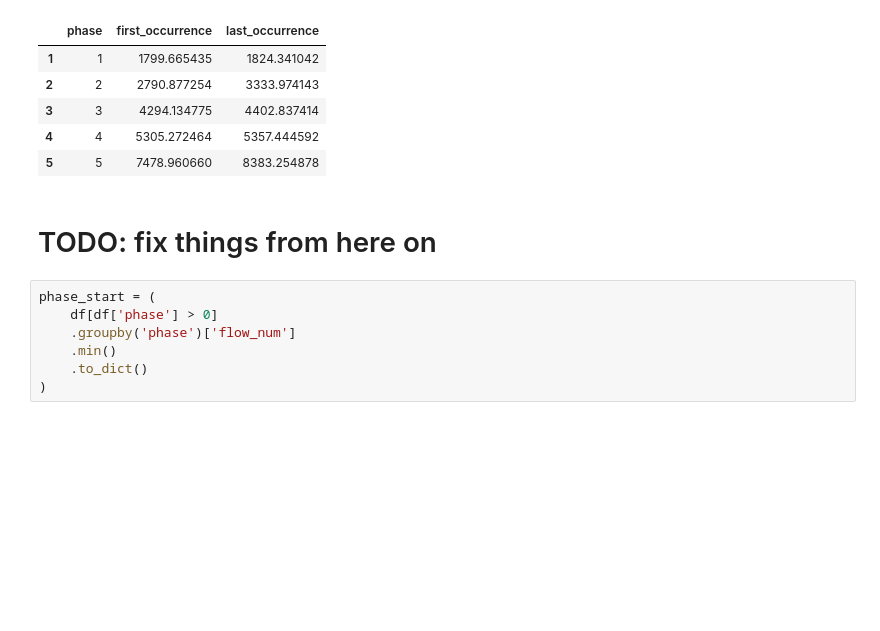
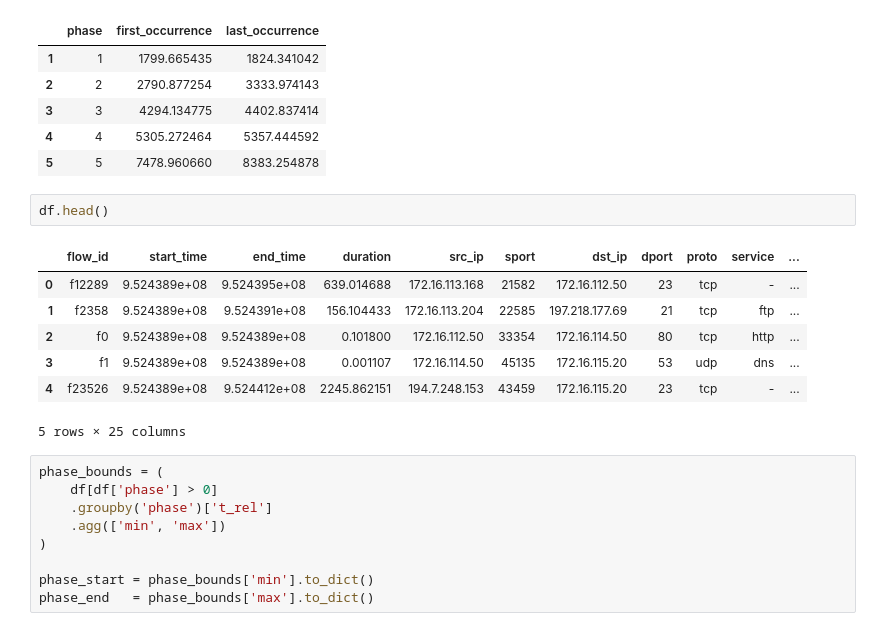
Before and after one commit to sofiaburkow/DeepChronos, a Jupyter notebook: notebooks/analyze_misclassifications.ipynb, the cells around one changed output. Saved outputs shown, nothing was run; the diff lists cells and outputs as text; blank space fills up the shorter version.

```diff
--- a/notebooks/analyze_misclassifications.ipynb
+++ b/notebooks/analyze_misclassifications.ipynb
@@ -171,12 +186,22 @@ phase_bounds_no0
 | 3 | 3 | 4294.134775 | 4402.837414 |
 | 4 | 4 | 5305.272464 | 5357.444592 |
 | 5 | 5 | 7478.960660 | 8383.254878 |
-# %% [markdown]
-# TODO: fix things from here on
+# %%
+df.head()
+# %% [output]
+|  | flow_id | start_time | end_time | duration | src_ip | sport | dst_ip | dport | proto | service | ... |
+| 0 | f12289 | 9.524389e+08 | 9.524395e+08 | 639.014688 | 172.16.113.168 | 21582 | 172.16.112.50 | 23 | tcp | - | ... |
+| 1 | f2358 | 9.524389e+08 | 9.524391e+08 | 156.104433 | 172.16.113.204 | 22585 | 197.218.177.69 | 21 | tcp | ftp | ... |
+| 2 | f0 | 9.524389e+08 | 9.524389e+08 | 0.101800 | 172.16.112.50 | 33354 | 172.16.114.50 | 80 | tcp | http | ... |
+| 3 | f1 | 9.524389e+08 | 9.524389e+08 | 0.001107 | 172.16.114.50 | 45135 | 172.16.115.20 | 53 | udp | dns | ... |
+| 4 | f23526 | 9.524389e+08 | 9.524412e+08 | 2245.862151 | 194.7.248.153 | 43459 | 172.16.115.20 | 23 | tcp | - | ... |
+5 rows × 25 columns
 # %%
-phase_start = (
+phase_bounds = (
     df[df['phase'] > 0]
-    .groupby('phase')['flow_num']
-    .min()
-    .to_dict()
+    .groupby('phase')['t_rel']
+    .agg(['min', 'max'])
 )
+
+phase_start = phase_bounds['min'].to_dict()
+phase_end   = phase_bounds['max'].to_dict()
```
Also changed, not shown: parts of 44 cells of this notebook, 2 other files.
